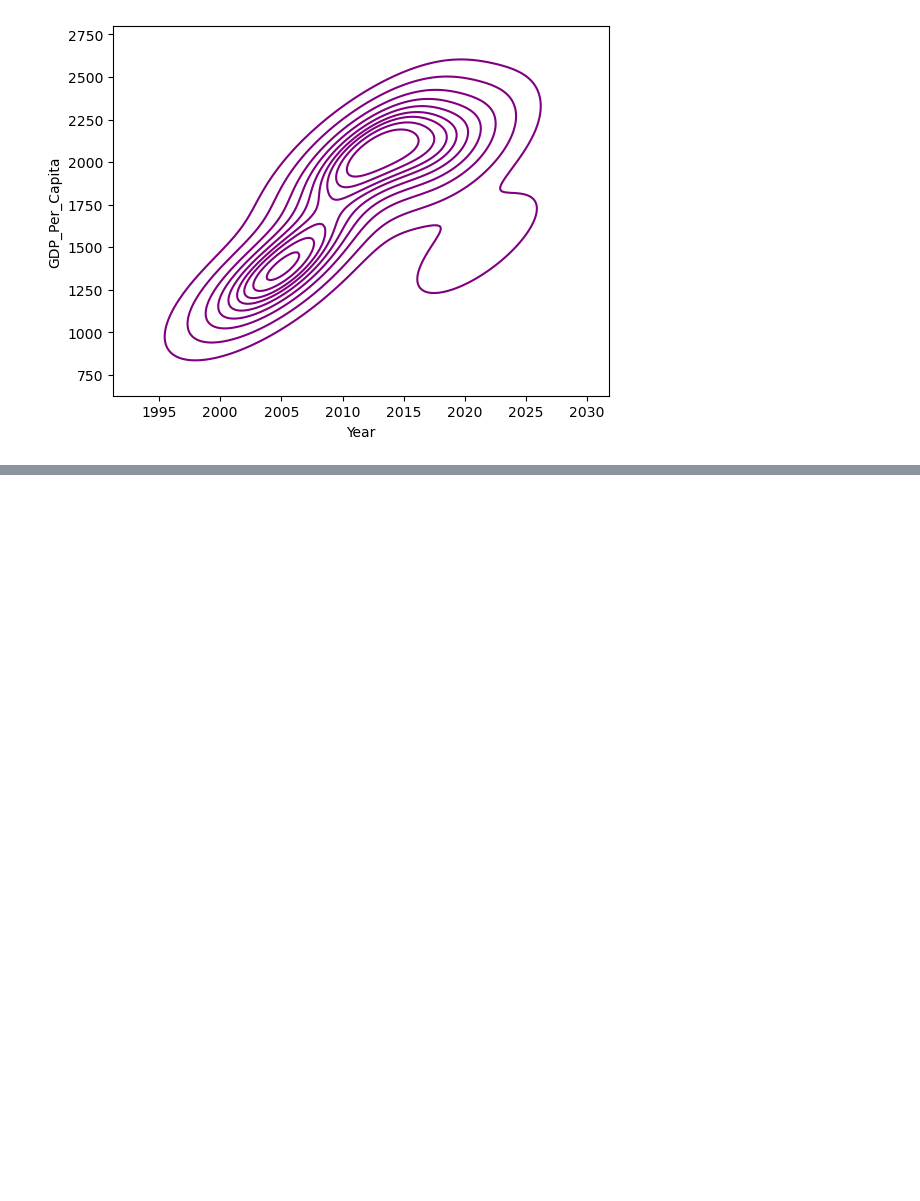
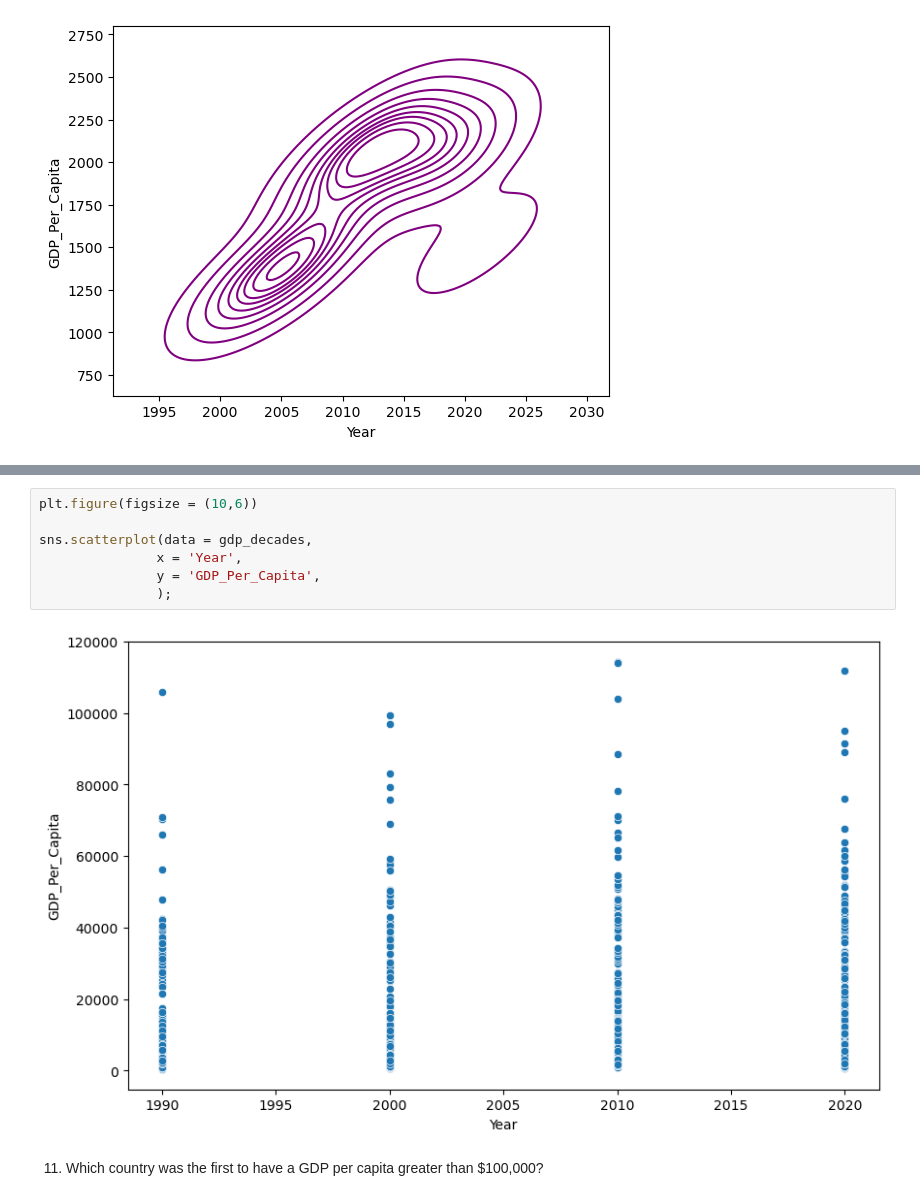
Before and after one commit to NSS-Data-Analytics-Cohort-12/un-python-sbotelh1, a Jupyter notebook: notebooks/first.ipynb, the cells around one changed output, grey strips where cells are left out. Drawn from its saved outputs; the diff is of its cells as text; blank space fills up the shorter version.

```diff
--- a/notebooks/first.ipynb
+++ b/notebooks/first.ipynb
@@ -245,0 +333,11 @@ sns.boxplot( y=df20['Country'], x=df20['GDP_Per_Capita'])
+# %%
+plt.figure(figsize = (10,6))
+
+sns.scatterplot(data = gdp_decades,
+               x = 'Year',
+               y = 'GDP_Per_Capita',
+               );
+# %% [output]
+[figure, added]
+# %% [markdown]
+11. Which country was the first to have a GDP per capita greater than $100,000?
```
Also changed, not shown: parts of 25 cells of this notebook.
